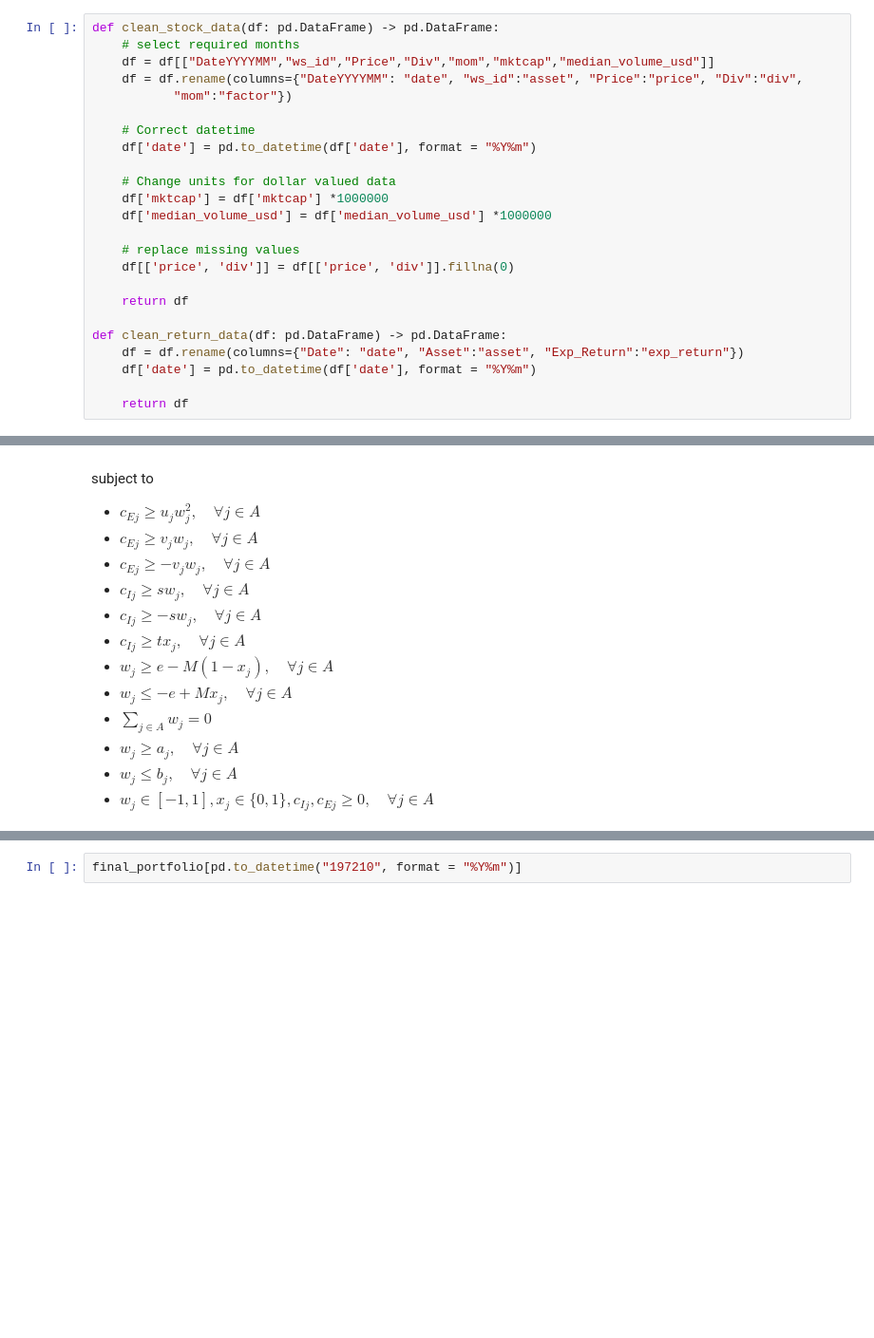
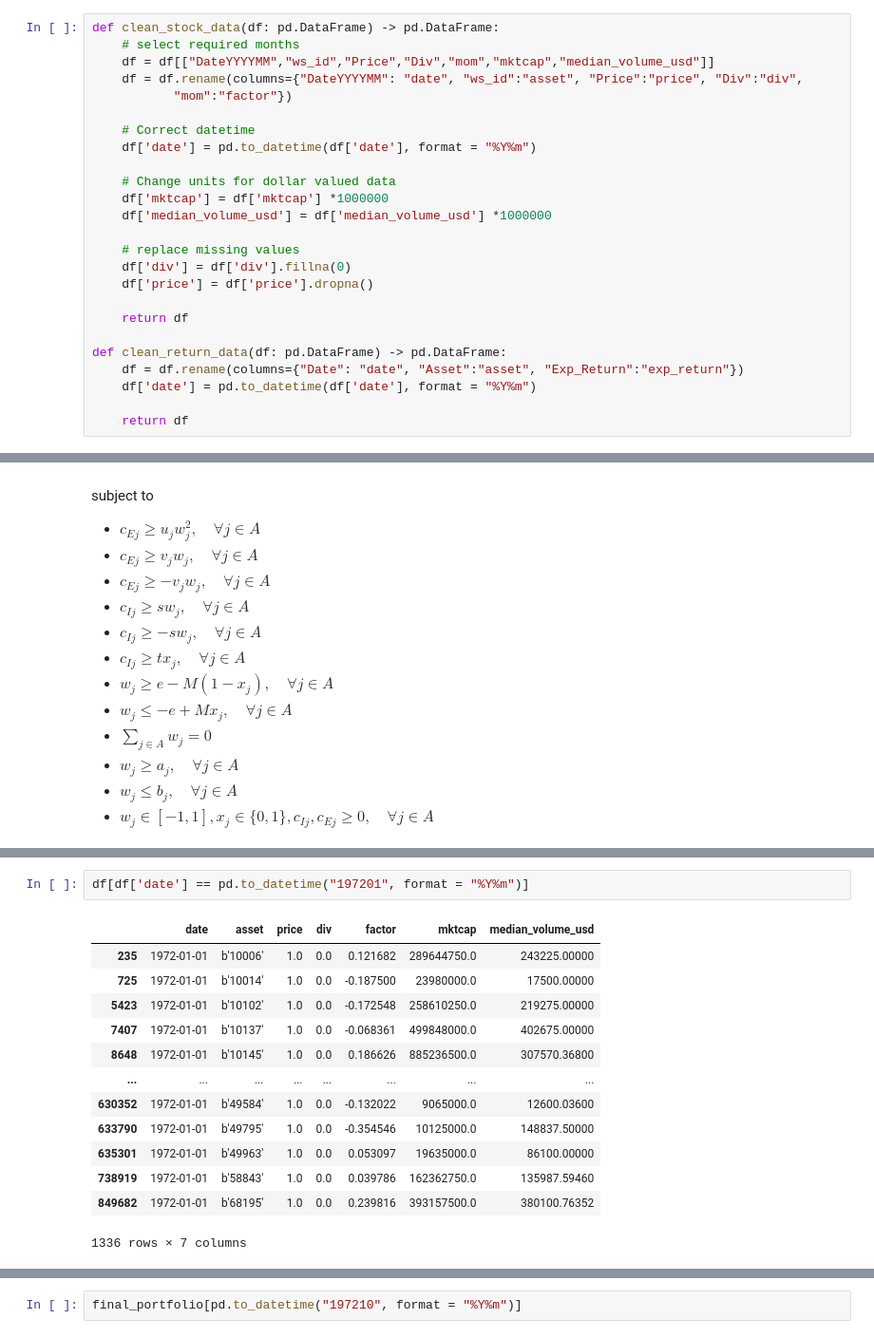
Before and after one commit to NarymanTarvand/portfolio_management_optimisation, a Jupyter notebook: notebooks/sandbox.ipynb, the cells around one changed output, grey strips where cells are left out. Shown: that part at 95% size. Saved outputs shown, nothing was run; the diff lists cells and outputs as text; blank space fills up the shorter version.

```diff
--- a/notebooks/sandbox.ipynb
+++ b/notebooks/sandbox.ipynb
@@ -30,7 +30,8 @@ def clean_stock_data(df: pd.DataFrame) -> pd.DataFrame:
     df['median_volume_usd'] = df['median_volume_usd'] *1000000
 
     # replace missing values
-    df[['price', 'div']] = df[['price', 'div']].fillna(0)
+    df['div'] = df['div'].fillna(0)
+    df['price'] = df['price'].dropna()
 
     return df
 
@@ -359,3 +359,19 @@ def optimise_markdowns(target_portfolio: Dict, n_dates: int = len(df['date'].uni
         target_portfolio[date]['cash'] = target_portfolio[date]['valuation'] - sum([quantity_price[0]*quantity_price[1] for asset_name, quantity_price in target_portfolio[date]['asset'].items()])
 
     return target_portfolio
+# %%
+df[df['date'] == pd.to_datetime("197201", format = "%Y%m")]
+# %% [output]
+|  | date | asset | price | div | factor | mktcap | median_volume_usd |
+| 235 | 1972-01-01 | b'10006' | 1.0 | 0.0 | 0.121682 | 289644750.0 | 243225.00000 |
+| 725 | 1972-01-01 | b'10014' | 1.0 | 0.0 | -0.187500 | 23980000.0 | 17500.00000 |
+| 5423 | 1972-01-01 | b'10102' | 1.0 | 0.0 | -0.172548 | 258610250.0 | 219275.00000 |
+| 7407 | 1972-01-01 | b'10137' | 1.0 | 0.0 | -0.068361 | 499848000.0 | 402675.00000 |
+| 8648 | 1972-01-01 | b'10145' | 1.0 | 0.0 | 0.186626 | 885236500.0 | 307570.36800 |
+| ... | ... | ... | ... | ... | ... | ... | ... |
+| 630352 | 1972-01-01 | b'49584' | 1.0 | 0.0 | -0.132022 | 9065000.0 | 12600.03600 |
+| 633790 | 1972-01-01 | b'49795' | 1.0 | 0.0 | -0.354546 | 10125000.0 | 148837.50000 |
+| 635301 | 1972-01-01 | b'49963' | 1.0 | 0.0 | 0.053097 | 19635000.0 | 86100.00000 |
+| 738919 | 1972-01-01 | b'58843' | 1.0 | 0.0 | 0.039786 | 162362750.0 | 135987.59460 |
+| 849682 | 1972-01-01 | b'68195' | 1.0 | 0.0 | 0.239816 | 393157500.0 | 380100.76352 |
+1336 rows × 7 columns
```
Also changed, not shown: parts of 3 cells of this notebook.
